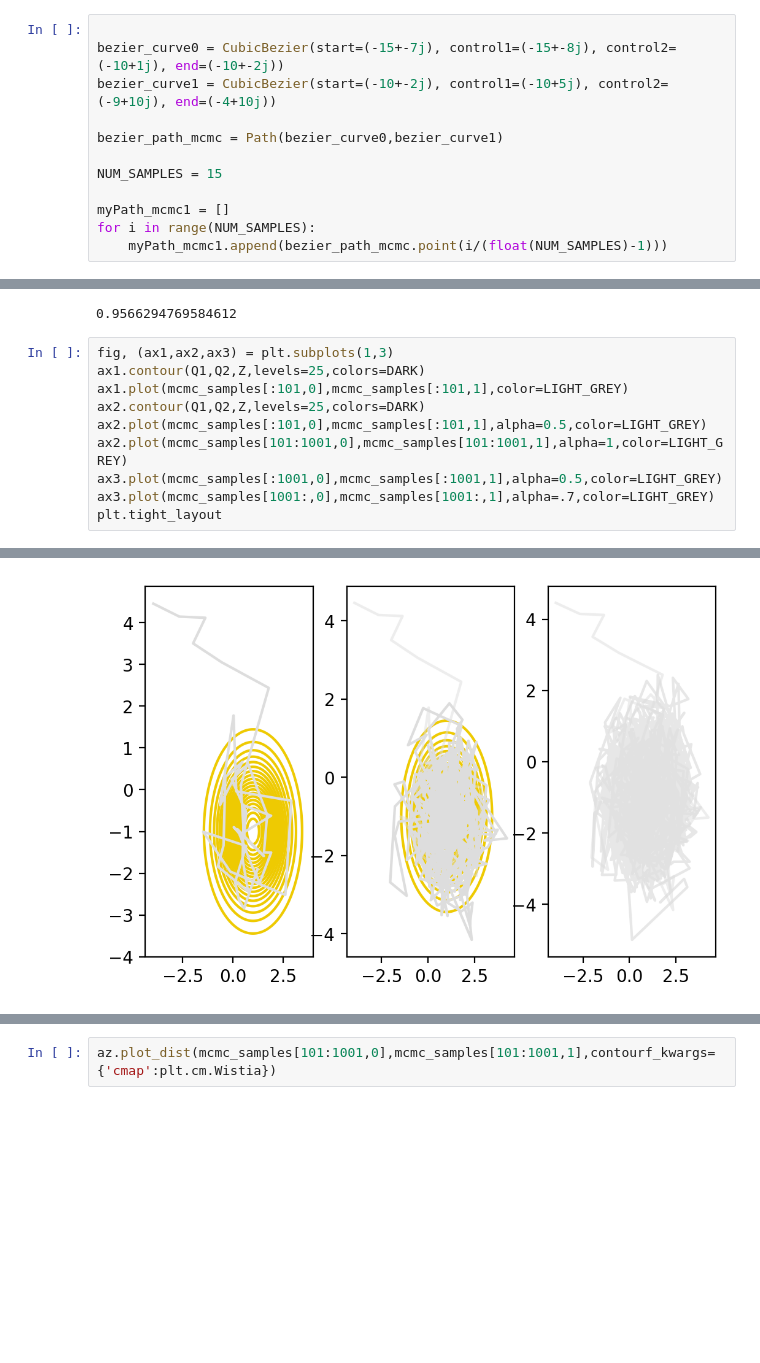
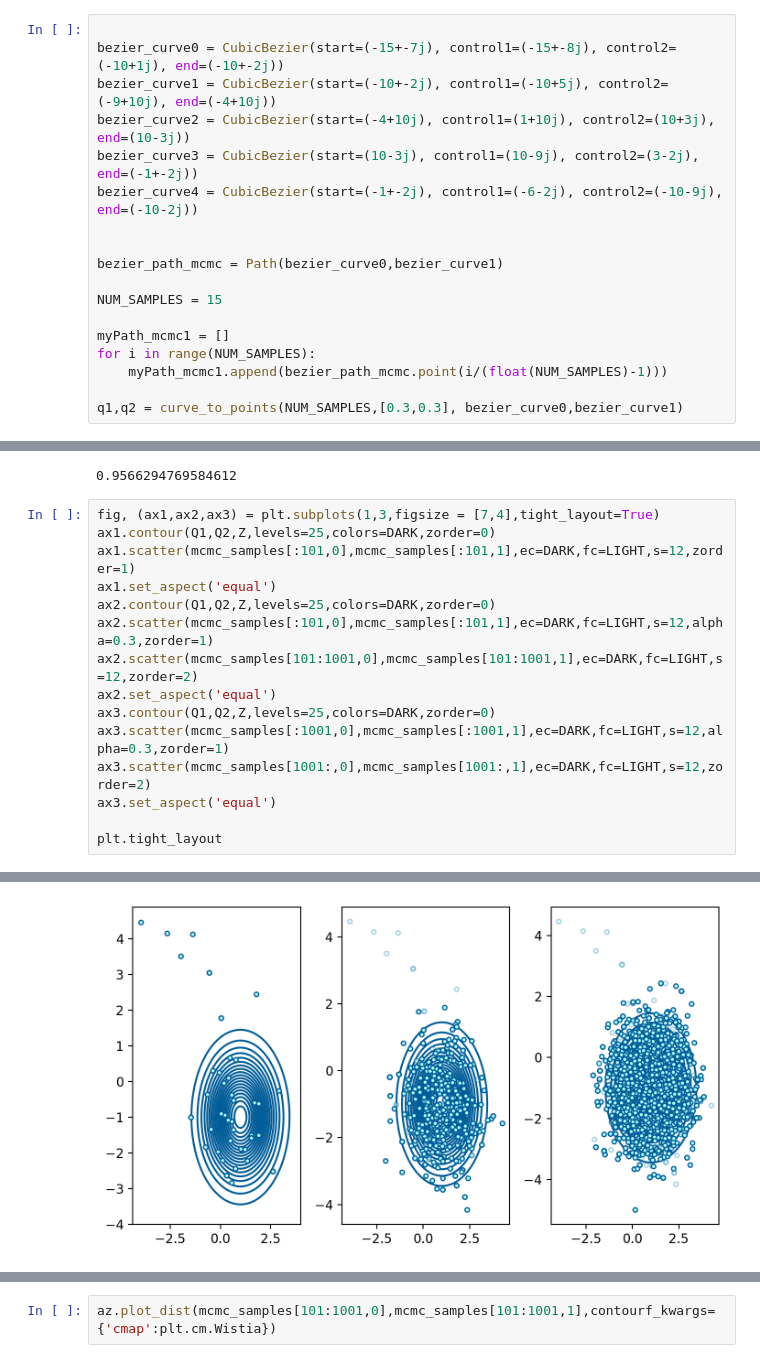
Before and after one commit to KAIR-ISZ/bayes_book, a Jupyter notebook: bayes_book/notebooks/chapter_7.1.ipynb, the cells around one changed output, grey strips where cells are left out. Drawn from its saved outputs; the diff is of its cells as text; blank space fills up the shorter version.

```diff
--- a/bayes_book/notebooks/chapter_7.1.ipynb
+++ b/bayes_book/notebooks/chapter_7.1.ipynb
@@ -198,6 +210,10 @@ that the Markov chains are most likely to wonder.
 
 bezier_curve0 = CubicBezier(start=(-15+-7j), control1=(-15+-8j), control2=(-10+1j), end=(-10+-2j))
 bezier_curve1 = CubicBezier(start=(-10+-2j), control1=(-10+5j), control2=(-9+10j), end=(-4+10j))
+bezier_curve2 = CubicBezier(start=(-4+10j), control1=(1+10j), control2=(10+3j), end=(10-3j))
+bezier_curve3 = CubicBezier(start=(10-3j), control1=(10-9j), control2=(3-2j), end=(-1+-2j))
+bezier_curve4 = CubicBezier(start=(-1+-2j), control1=(-6-2j), control2=(-10-9j), end=(-10-2j))
+
 
 bezier_path_mcmc = Path(bezier_curve0,bezier_curve1)
 
@@ -206,4 +222,6 @@ NUM_SAMPLES = 15
 myPath_mcmc1 = []
 for i in range(NUM_SAMPLES):
     myPath_mcmc1.append(bezier_path_mcmc.point(i/(float(NUM_SAMPLES)-1)))
+
+q1,q2 = curve_to_points(NUM_SAMPLES,[0.3,0.3], bezier_curve0,bezier_curve1)
 # %%
@@ -699,15 +811,20 @@ np.mean(mcmc_samples[101:,0])
 # %% [output]
 0.9566294769584612
 # %%
-fig, (ax1,ax2,ax3) = plt.subplots(1,3)
-ax1.contour(Q1,Q2,Z,levels=25,colors=DARK)
-ax1.plot(mcmc_samples[:101,0],mcmc_samples[:101,1],color=LIGHT_GREY)
-ax2.contour(Q1,Q2,Z,levels=25,colors=DARK)
-ax2.plot(mcmc_samples[:101,0],mcmc_samples[:101,1],alpha=0.5,color=LIGHT_GREY)
-ax2.plot(mcmc_samples[101:1001,0],mcmc_samples[101:1001,1],alpha=1,color=LIGHT_GREY)
-ax3.plot(mcmc_samples[:1001,0],mcmc_samples[:1001,1],alpha=0.5,color=LIGHT_GREY)
-ax3.plot(mcmc_samples[1001:,0],mcmc_samples[1001:,1],alpha=.7,color=LIGHT_GREY)
+fig, (ax1,ax2,ax3) = plt.subplots(1,3,figsize = [7,4],tight_layout=True)
+ax1.contour(Q1,Q2,Z,levels=25,colors=DARK,zorder=0)
+ax1.scatter(mcmc_samples[:101,0],mcmc_samples[:101,1],ec=DARK,fc=LIGHT,s=12,zorder=1)
+ax1.set_aspect('equal')
+ax2.contour(Q1,Q2,Z,levels=25,colors=DARK,zorder=0)
+ax2.scatter(mcmc_samples[:101,0],mcmc_samples[:101,1],ec=DARK,fc=LIGHT,s=12,alpha=0.3,zorder=1)
+ax2.scatter(mcmc_samples[101:1001,0],mcmc_samples[101:1001,1],ec=DARK,fc=LIGHT,s=12,zorder=2)
+ax2.set_aspect('equal')
+ax3.contour(Q1,Q2,Z,levels=25,colors=DARK,zorder=0)
+ax3.scatter(mcmc_samples[:1001,0],mcmc_samples[:1001,1],ec=DARK,fc=LIGHT,s=12,alpha=0.3,zorder=1)
+ax3.scatter(mcmc_samples[1001:,0],mcmc_samples[1001:,1],ec=DARK,fc=LIGHT,s=12,zorder=2)
+ax3.set_aspect('equal')
+
 plt.tight_layout
 # %% [output]
 <function matplotlib.pyplot.tight_layout(*, pad=1.08, h_pad=None, w_pad=None, rect=None)>
-[figure, old version]
+[figure, new version]
```
Also changed, not shown: parts of 31 cells of this notebook, 34 other files.
